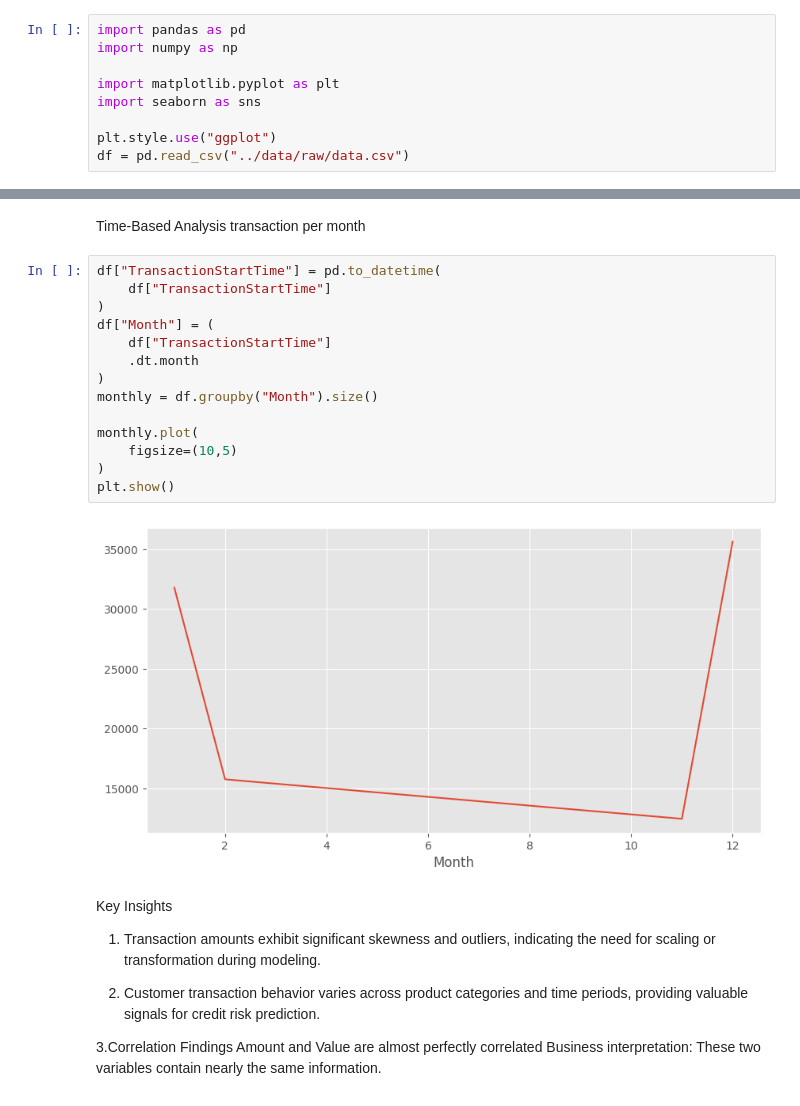
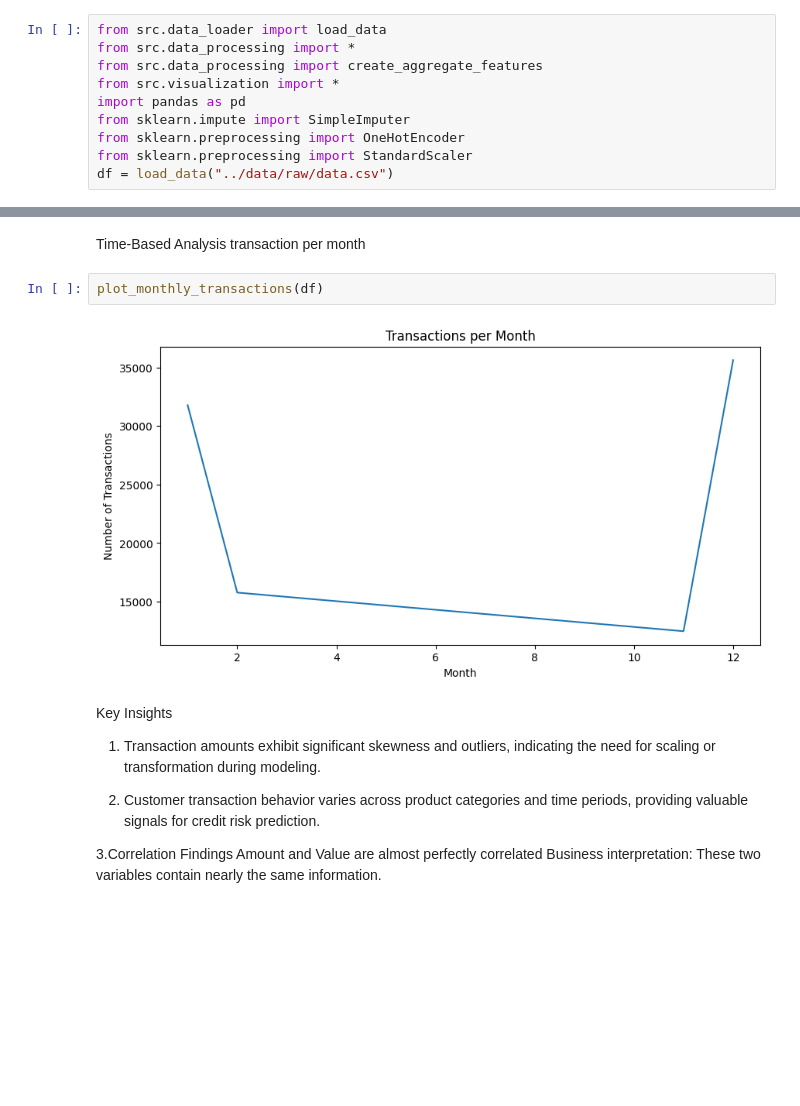
Before and after one commit to Raeyeyoh/Credit-Risk-Model, a Jupyter notebook: notebooks/eda.ipynb, the cells around one changed output, grey strips where cells are left out. Saved outputs shown, nothing was run; the diff lists cells and outputs as text; blank space fills up the shorter version.

```diff
--- a/notebooks/eda.ipynb
+++ b/notebooks/eda.ipynb
@@ -3,12 +10,13 @@ imports loading dataset
 # %%
+from src.data_loader import load_data
+from src.data_processing import *
+from src.data_processing import create_aggregate_features
+from src.visualization import *
 import pandas as pd
-import numpy as np
-
-import matplotlib.pyplot as plt
-import seaborn as sns
-
-plt.style.use("ggplot")
-df = pd.read_csv("../data/raw/data.csv")
+from sklearn.impute import SimpleImputer
+from sklearn.preprocessing import OneHotEncoder
+from sklearn.preprocessing import StandardScaler
+df = load_data("../data/raw/data.csv")
 # %% [markdown]
 dataset overview how many rows,columns what those column are their data types and statstics
 # %%
@@ -195,21 +179,9 @@ plt.show()
 # %% [markdown]
 Time-Based Analysis transaction per month
 # %%
-df["TransactionStartTime"] = pd.to_datetime(
-    df["TransactionStartTime"]
-)
-df["Month"] = (
-    df["TransactionStartTime"]
-    .dt.month
-)
-monthly = df.groupby("Month").size()
-
-monthly.plot(
-    figsize=(10,5)
-)
-plt.show()
+plot_monthly_transactions(df)
 # %% [output]
-[figure, old version]
+[figure, new version]
 # %% [markdown]
  Key Insights
 
```
Also changed, not shown: parts of 18 cells of this notebook, 3 other files.
